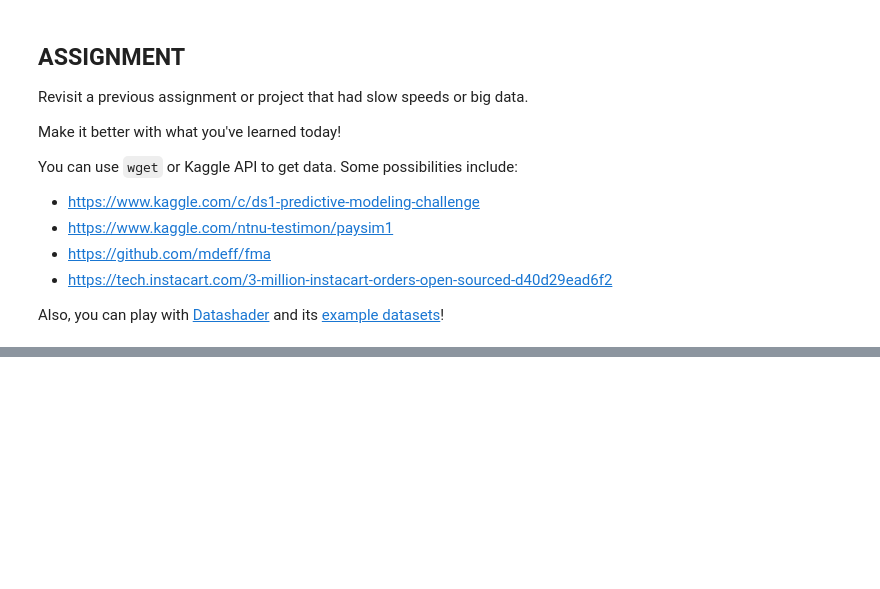
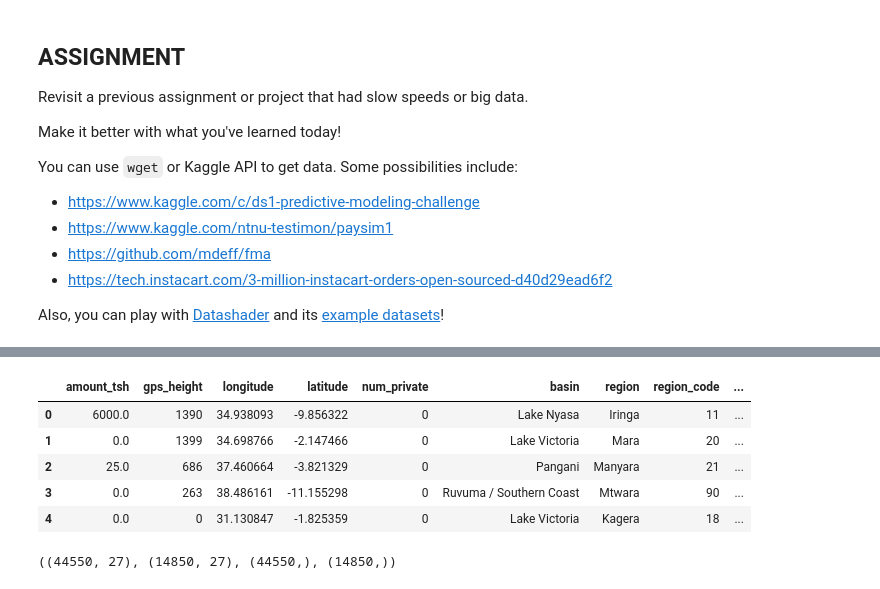
Before and after one commit to bloominstituteoftechnology/DS-Unit-3-Sprint-3-Big-Data, a Jupyter notebook: module1-aws-sagemaker/LS_DS_331_AWS_SageMaker.ipynb, the cells around one changed output, grey strips where cells are left out. Saved outputs shown, nothing was run; the diff lists cells and outputs as text; code cells hidden in the pictures; blank space fills up the shorter version.

```diff
--- a/module1-aws-sagemaker/LS_DS_331_AWS_SageMaker.ipynb
+++ b/module1-aws-sagemaker/LS_DS_331_AWS_SageMaker.ipynb
@@ -162,0 +449,3 @@ Also, you can play with [Datashader](http://datashader.org/) and its [example da
+# %%
+train_no_nulls = train.dropna(axis=1)
+train_no_nulls.isna().sum()
@@ -162,0 +490,18 @@ Also, you can play with [Datashader](http://datashader.org/) and its [example da
+# %%
+cols = ['recorded_by', 'lga', 'date_recorded', 'ward', 'wpt_name']
+train = train_no_nulls.drop(columns=cols)
+train.head()
+# %% [output]
+|  | amount_tsh | gps_height | longitude | latitude | num_private | basin | region | region_code | ... |
+| 0 | 6000.0 | 1390 | 34.938093 | -9.856322 | 0 | Lake Nyasa | Iringa | 11 | ... |
+| 1 | 0.0 | 1399 | 34.698766 | -2.147466 | 0 | Lake Victoria | Mara | 20 | ... |
+| 2 | 25.0 | 686 | 37.460664 | -3.821329 | 0 | Pangani | Manyara | 21 | ... |
+| 3 | 0.0 | 263 | 38.486161 | -11.155298 | 0 | Ruvuma / Southern Coast | Mtwara | 90 | ... |
+| 4 | 0.0 | 0 | 31.130847 | -1.825359 | 0 | Lake Victoria | Kagera | 18 | ... |
+# %%
+X = train.drop('status_group', axis=1)
+y = train.status_group
+X_train, X_test, y_train, y_test = train_test_split(X, y, random_state=42)
+X_train.shape, X_test.shape, y_train.shape, y_test.shape
+# %% [output]
+((44550, 27), (14850, 27), (44550,), (14850,))
```
Also changed, not shown: parts of 41 cells of this notebook.
